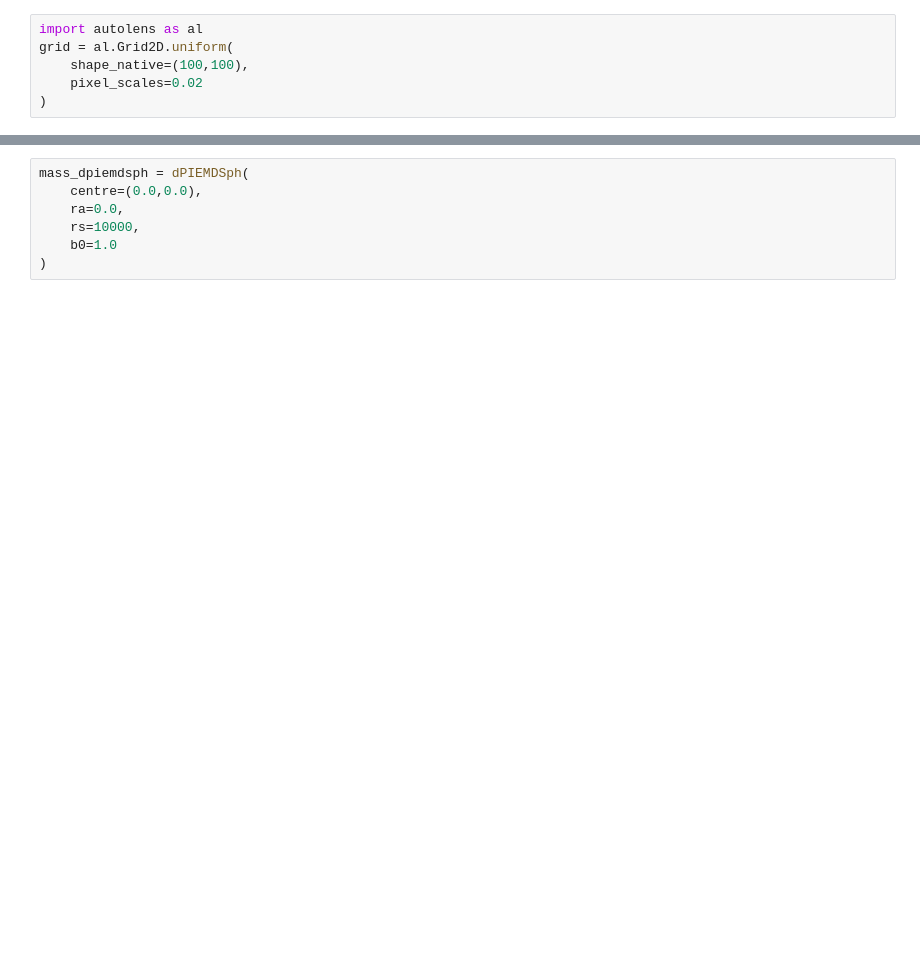
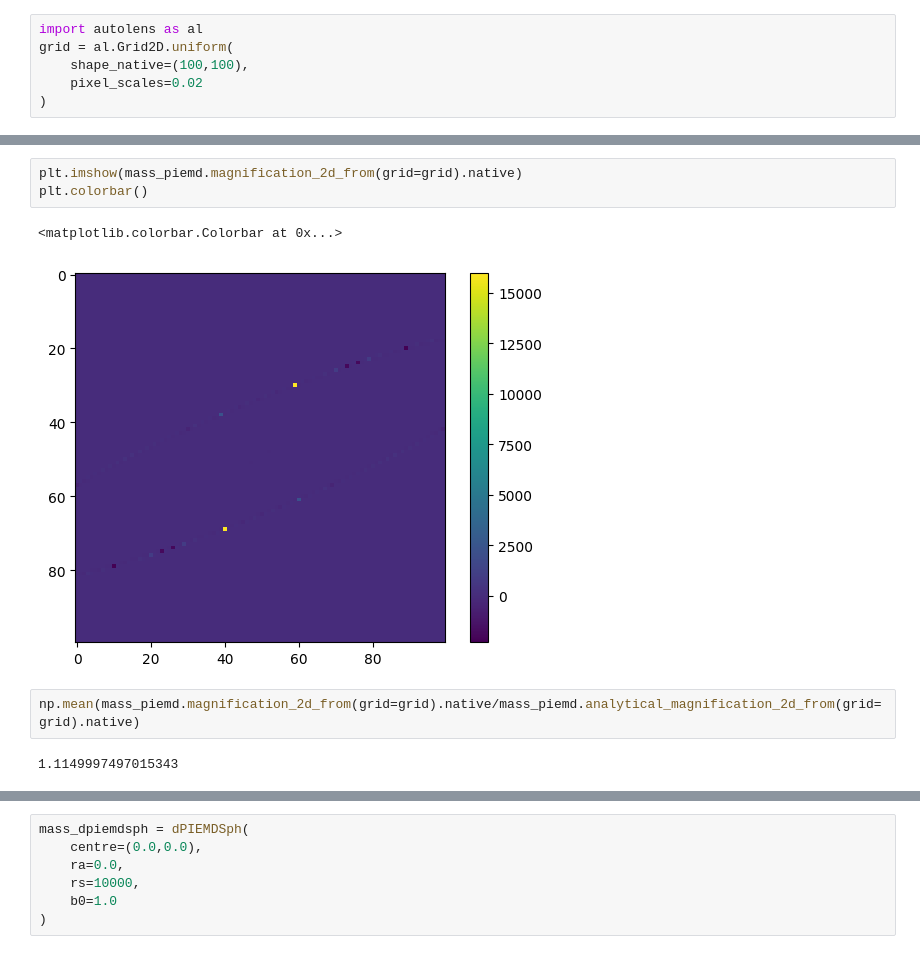
Before and after one commit to Jammy2211/PyAutoGalaxy, a Jupyter notebook: test_dPIE_lenstool.ipynb, the cells around one changed output, grey strips where cells are left out. Drawn from its saved outputs; the diff is of its cells as text; blank space fills up the shorter version.

```diff
--- a/test_dPIE_lenstool.ipynb
+++ b/test_dPIE_lenstool.ipynb
@@ -246,0 +375,10 @@ mass_piemd = PIEMD(
+# %%
+plt.imshow(mass_piemd.magnification_2d_from(grid=grid).native)
+plt.colorbar()
+# %% [output]
+<matplotlib.colorbar.Colorbar at 0x...>
+[figure, added]
+# %%
+np.mean(mass_piemd.magnification_2d_from(grid=grid).native/mass_piemd.analytical_magnification_2d_from(grid=grid).native)
+# %% [output]
+1.1149997497015343
```
Also changed, not shown: parts of 17 cells of this notebook, 2 other files.
